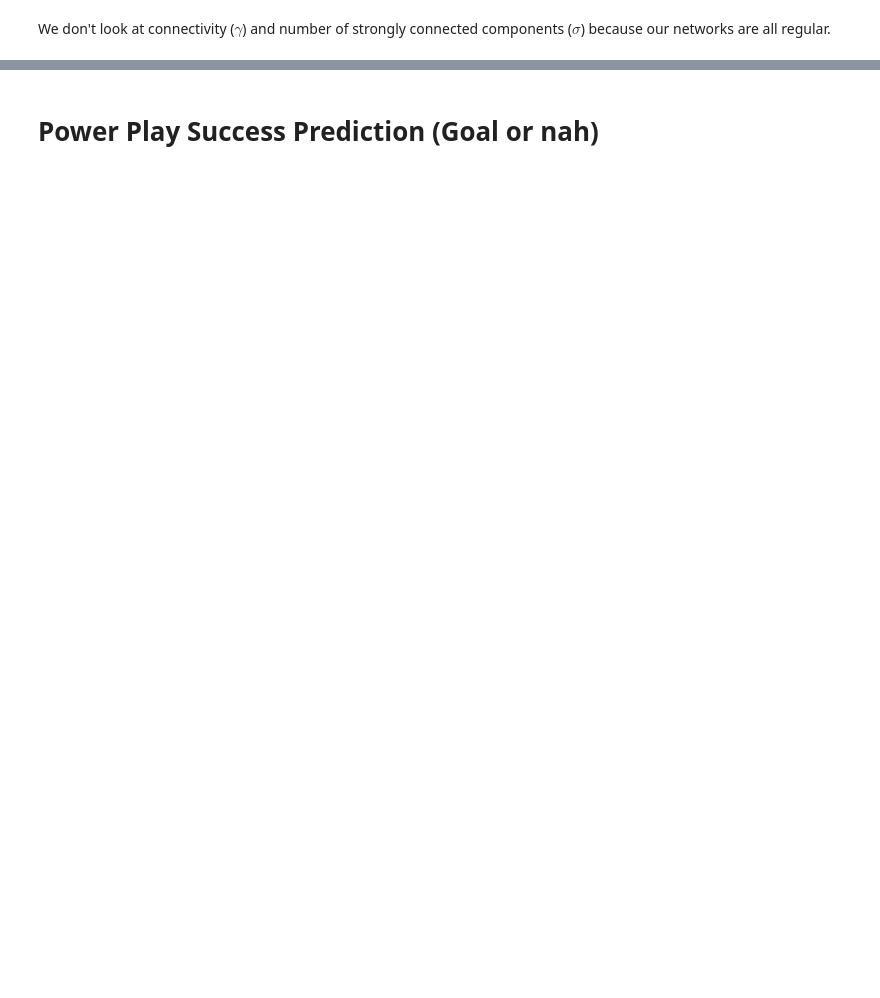
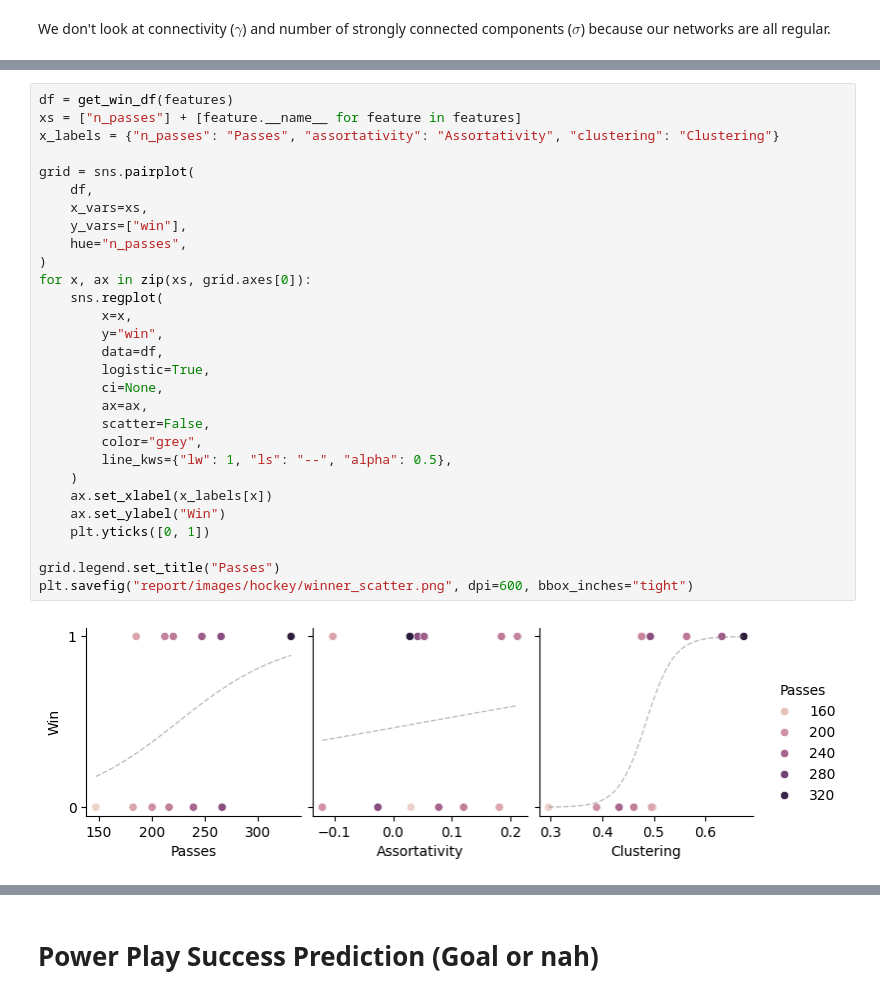
Before and after one commit to Herbsi/sport-networks, a Jupyter notebook: Regression.ipynb, the cells around one changed output, grey strips where cells are left out. Drawn from its saved outputs; the diff is of its cells as text; blank space fills up the shorter version.

Commit message:
Update plots

```diff
--- a/Regression.ipynb
+++ b/Regression.ipynb
@@ -113,0 +89,31 @@ We don't look at connectivity ($\gamma$) and number of strongly connected compon
+# %%
+df = get_win_df(features)
+xs = ["n_passes"] + [feature.__name__ for feature in features]
+x_labels = {"n_passes": "Passes", "assortativity": "Assortativity", "clustering": "Clustering"}
+
+grid = sns.pairplot(
+    df,
+    x_vars=xs,
+    y_vars=["win"],
+    hue="n_passes",
+)
+for x, ax in zip(xs, grid.axes[0]):
+    sns.regplot(
+        x=x,
+        y="win",
+        data=df,
+        logistic=True,
+        ci=None,
+        ax=ax,
+        scatter=False,
+        color="grey",
+        line_kws={"lw": 1, "ls": "--", "alpha": 0.5},
+    )
+    ax.set_xlabel(x_labels[x])
+    ax.set_ylabel("Win")
+    plt.yticks([0, 1])
+
+grid.legend.set_title("Passes")
+plt.savefig("report/images/hockey/winner_scatter.png", dpi=600, bbox_inches="tight")
+# %% [output]
+[figure, added]
```
Also changed, not shown: parts of 29 cells of this notebook.
